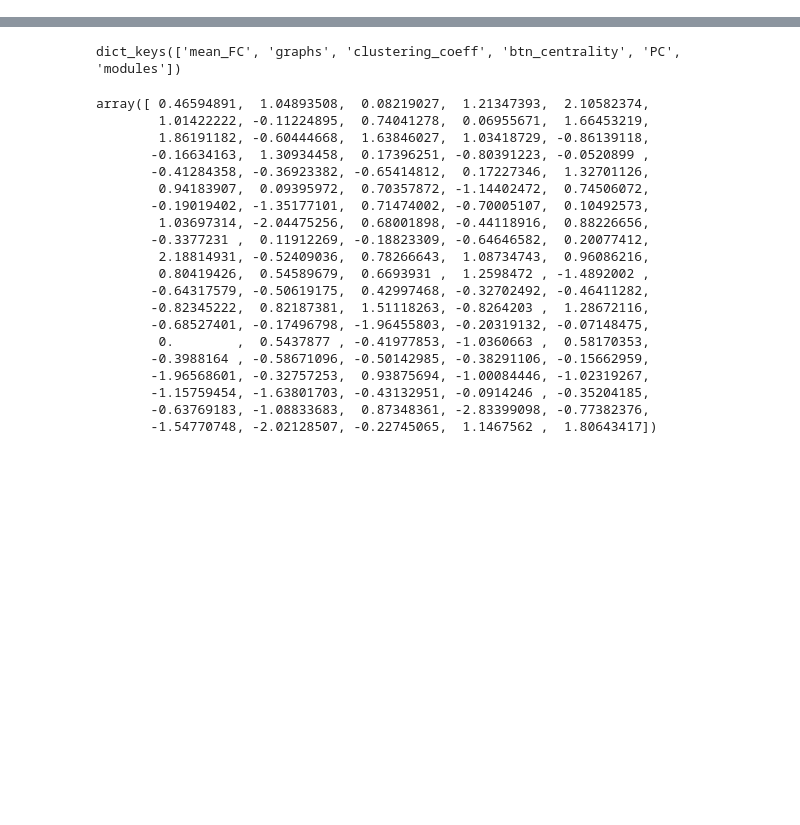
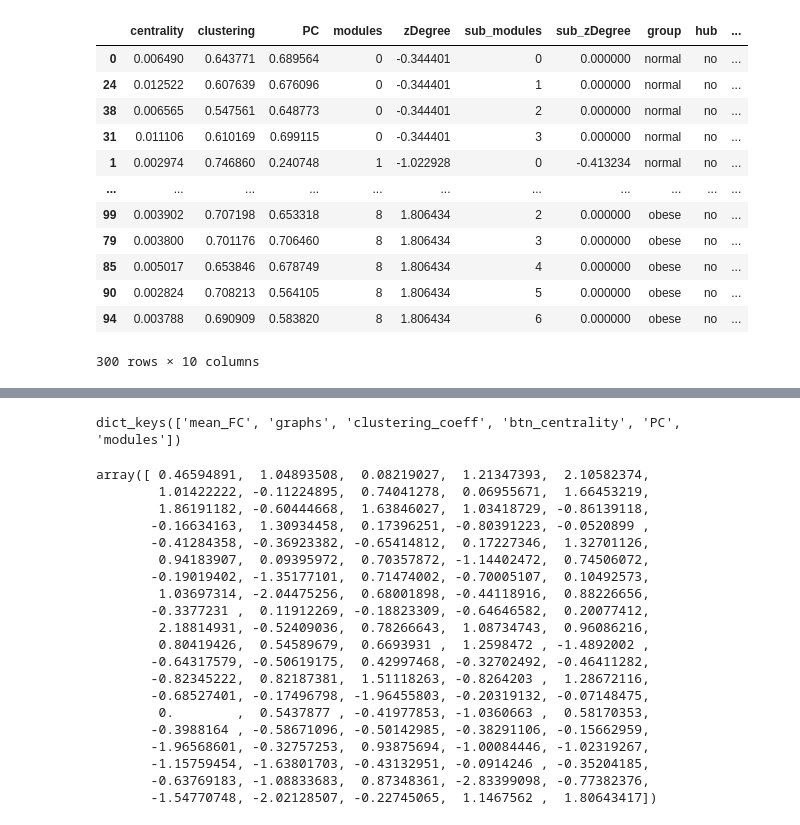
Before and after one commit to grace-shearrer/graph_analysis, a Jupyter notebook: zDegree_update.ipynb, the cells around one changed output, grey strips where cells are left out. Drawn from its saved outputs; the diff is of its cells as text; code cells hidden in the pictures; blank space fills up the shorter version.

```diff
--- a/zDegree_update.ipynb
+++ b/zDegree_update.ipynb
@@ -16 +124,17 @@ submod_dict=an.onetoughjar(latest_file)
+# %%
+total.to_csv(os.path.join())
+# %% [output]
+|  | centrality | clustering | PC | modules | zDegree | sub_modules | sub_zDegree | group | hub | ... |
+| 0 | 0.006490 | 0.643771 | 0.689564 | 0 | -0.344401 | 0 | 0.000000 | normal | no | ... |
+| 24 | 0.012522 | 0.607639 | 0.676096 | 0 | -0.344401 | 1 | 0.000000 | normal | no | ... |
+| 38 | 0.006565 | 0.547561 | 0.648773 | 0 | -0.344401 | 2 | 0.000000 | normal | no | ... |
+| 31 | 0.011106 | 0.610169 | 0.699115 | 0 | -0.344401 | 3 | 0.000000 | normal | no | ... |
+| 1 | 0.002974 | 0.746860 | 0.240748 | 1 | -1.022928 | 0 | -0.413234 | normal | no | ... |
+| ... | ... | ... | ... | ... | ... | ... | ... | ... | ... | ... |
+| 99 | 0.003902 | 0.707198 | 0.653318 | 8 | 1.806434 | 2 | 0.000000 | obese | no | ... |
+| 79 | 0.003800 | 0.701176 | 0.706460 | 8 | 1.806434 | 3 | 0.000000 | obese | no | ... |
+| 85 | 0.005017 | 0.653846 | 0.678749 | 8 | 1.806434 | 4 | 0.000000 | obese | no | ... |
+| 90 | 0.002824 | 0.708213 | 0.564105 | 8 | 1.806434 | 5 | 0.000000 | obese | no | ... |
+| 94 | 0.003788 | 0.690909 | 0.583820 | 8 | 1.806434 | 6 | 0.000000 | obese | no | ... |
+300 rows × 10 columns
 # %%
```
Also changed, not shown: parts of 35 cells of this notebook, 3 other files.
